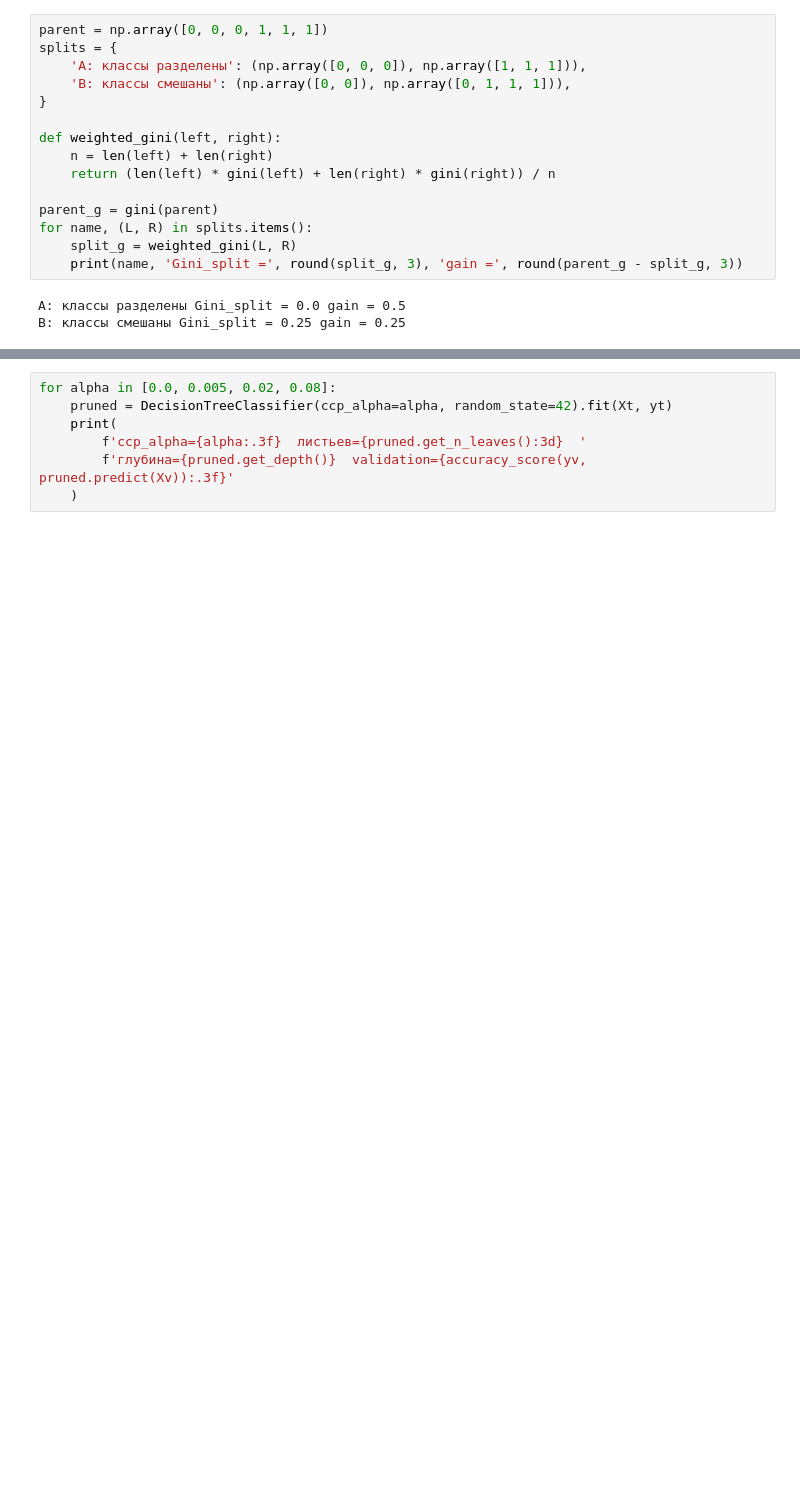
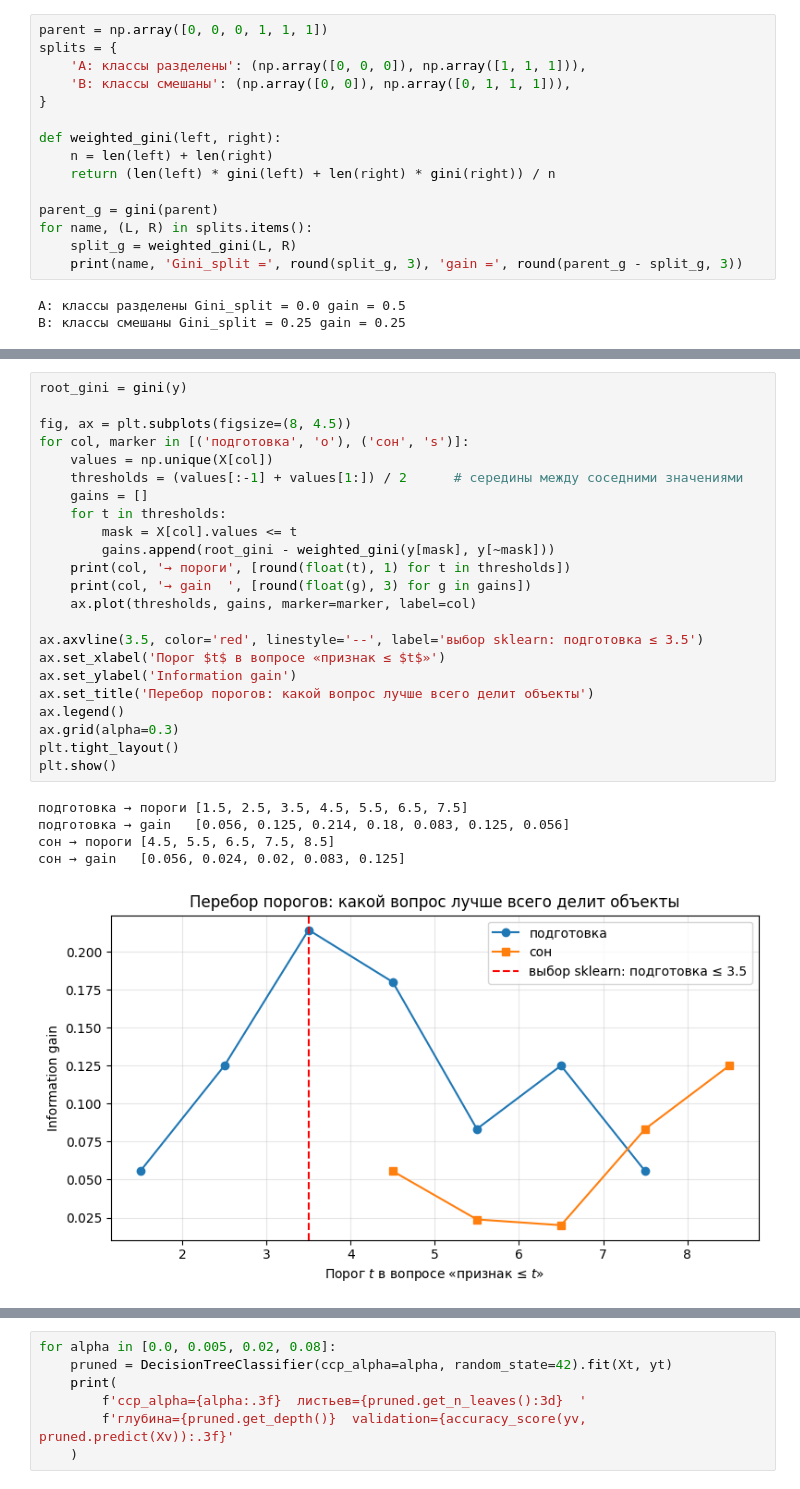
Before and after one commit to gurovic/ml-speckurs, a Jupyter notebook: Урок_31_Решающее_дерево_Теория/Урок_31_Решающее_дерево.ipynb, the cells around one changed output, grey strips where cells are left out. Cells and saved outputs as stored; diff of their text form; blank space fills up the shorter version.

```diff
--- a/Урок_31_Решающее_дерево_Теория/Урок_31_Решающее_дерево.ipynb
+++ b/Урок_31_Решающее_дерево_Теория/Урок_31_Решающее_дерево.ipynb
@@ -323,0 +257,29 @@ max_depth=без ограничения   train=1.000  validation=0.870
+# %%
+root_gini = gini(y)
+
+fig, ax = plt.subplots(figsize=(8, 4.5))
+for col, marker in [('подготовка', 'o'), ('сон', 's')]:
+    values = np.unique(X[col])
+    thresholds = (values[:-1] + values[1:]) / 2      # середины между соседними значениями
+    gains = []
+    for t in thresholds:
+        mask = X[col].values <= t
+        gains.append(root_gini - weighted_gini(y[mask], y[~mask]))
+    print(col, '→ пороги', [round(float(t), 1) for t in thresholds])
+    print(col, '→ gain  ', [round(float(g), 3) for g in gains])
+    ax.plot(thresholds, gains, marker=marker, label=col)
+
+ax.axvline(3.5, color='red', linestyle='--', label='выбор sklearn: подготовка ≤ 3.5')
+ax.set_xlabel('Порог $t$ в вопросе «признак ≤ $t$»')
+ax.set_ylabel('Information gain')
+ax.set_title('Перебор порогов: какой вопрос лучше всего делит объекты')
+ax.legend()
+ax.grid(alpha=0.3)
+plt.tight_layout()
+plt.show()
+# %% [output]
+подготовка → пороги [1.5, 2.5, 3.5, 4.5, 5.5, 6.5, 7.5]
+подготовка → gain   [0.056, 0.125, 0.214, 0.18, 0.083, 0.125, 0.056]
+сон → пороги [4.5, 5.5, 6.5, 7.5, 8.5]
+сон → gain   [0.056, 0.024, 0.02, 0.083, 0.125]
+[figure, added]
```
Also changed, not shown: parts of 73 cells of this notebook, 20 other files.
